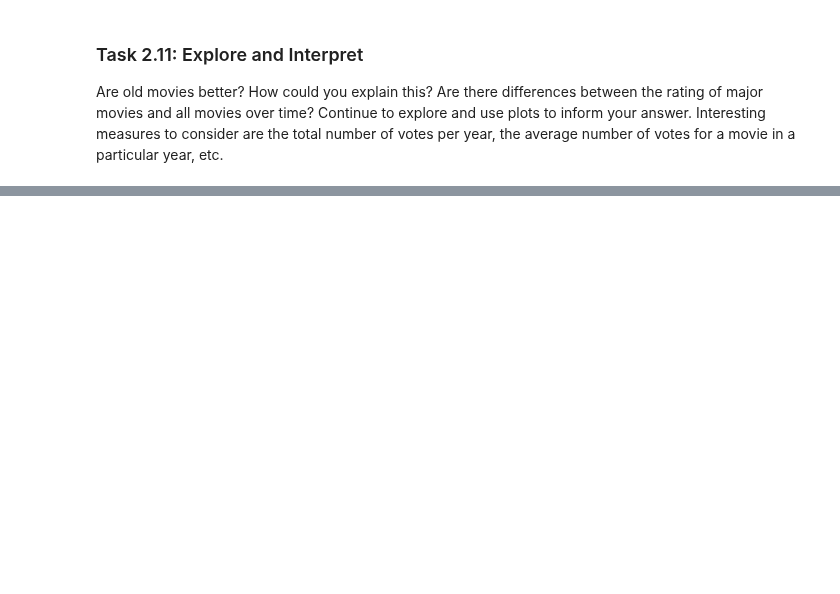
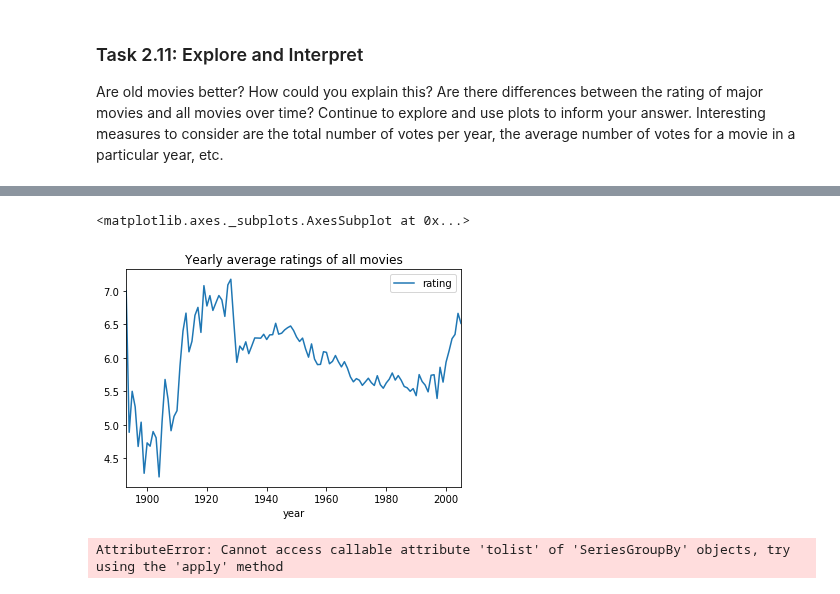
Before and after one commit to brookeslawski/datascience-homeworks-local, a Jupyter notebook: HW3/2018-HW3.ipynb, the cells around one changed output, grey strips where cells are left out. Cells and saved outputs as stored; diff of their text form; code cells hidden in the pictures; blank space fills up the shorter version.

```diff
--- a/HW3/2018-HW3.ipynb
+++ b/HW3/2018-HW3.ipynb
@@ -418,0 +436,20 @@ Are old movies better? How could you explain this? Are there differences between
+# %%
+all_rating_year = pdmovies[["year","rating"]]
+all_rating_year.groupby("year").mean().plot(title="Yearly average ratings of all movies")
+
+# rating_year.groupby("year").mean().plot() & all_rating_year.groupby("year").mean()).plot()
+# plt.plot
+
+#pdmovies[["year", "rating"]].groupby("year").mean().plot()(title="Yearly average ratings of all movies")
+# %% [output]
+<matplotlib.axes._subplots.AxesSubplot at 0x...>
+[figure, added]
+# %%
+annualvotes = pdmovies[["year","votes"]].groupby("year") #.plot(title="Total votes for all movies per year")
+#annualvotes.plot(title="Total votes for all movies per year")
+years = annualvotes["year"].tolist()
+
+# mm_yearly = pd_majormovies["year"].value_counts() #.sort_values("year").head()
+# mm_yearly.sort_index() #sorts by year, which is the index
+# %% [output]
+AttributeError: Cannot access callable attribute 'tolist' of 'SeriesGroupBy' objects, try using the 'apply' method
```
Also changed, not shown: parts of 11 cells of this notebook.
